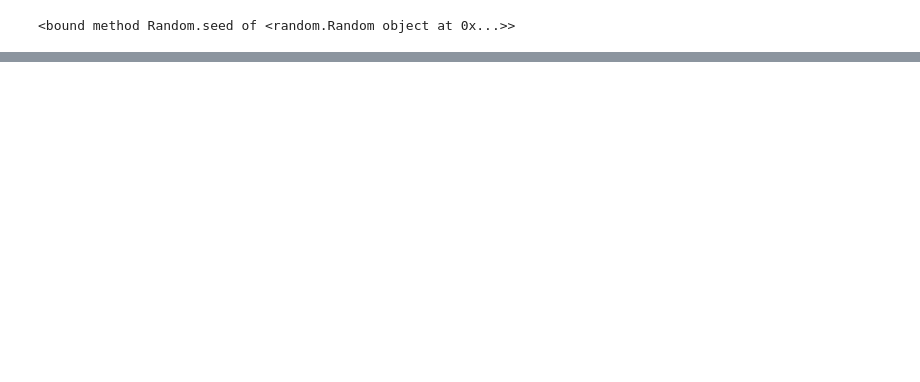
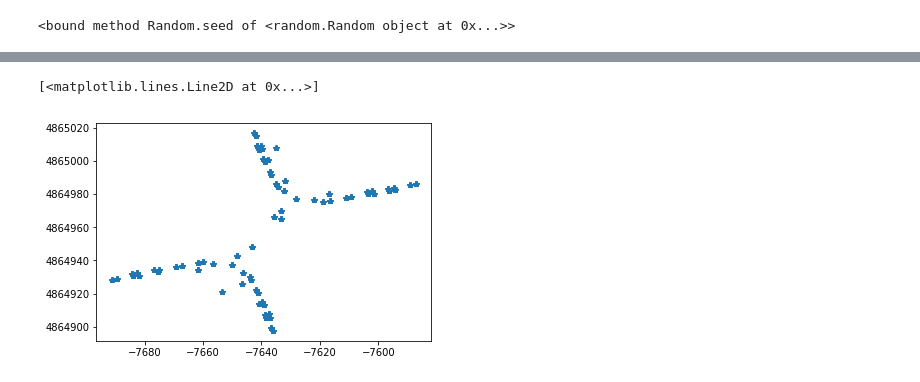
Before and after one commit to heathcliffYang/CRF, a Jupyter notebook: CRF_Principle_axis_matrix.ipynb, the cells around one changed output, grey strips where cells are left out. Cells and saved outputs as stored; diff of their text form; code cells hidden in the pictures; blank space fills up the shorter version.

```diff
--- a/CRF_Principle_axis_matrix.ipynb
+++ b/CRF_Principle_axis_matrix.ipynb
@@ -430,0 +487,5 @@ array([[-0.48877817, -0.8724081 ],
+# %%
+plt.plot(wifi_loc_time[:,520], wifi_loc_time[:,521], '*')
+# %% [output]
+[<matplotlib.lines.Line2D at 0x...>]
+[figure, added]
```
Also changed, not shown: parts of 12 cells of this notebook.
